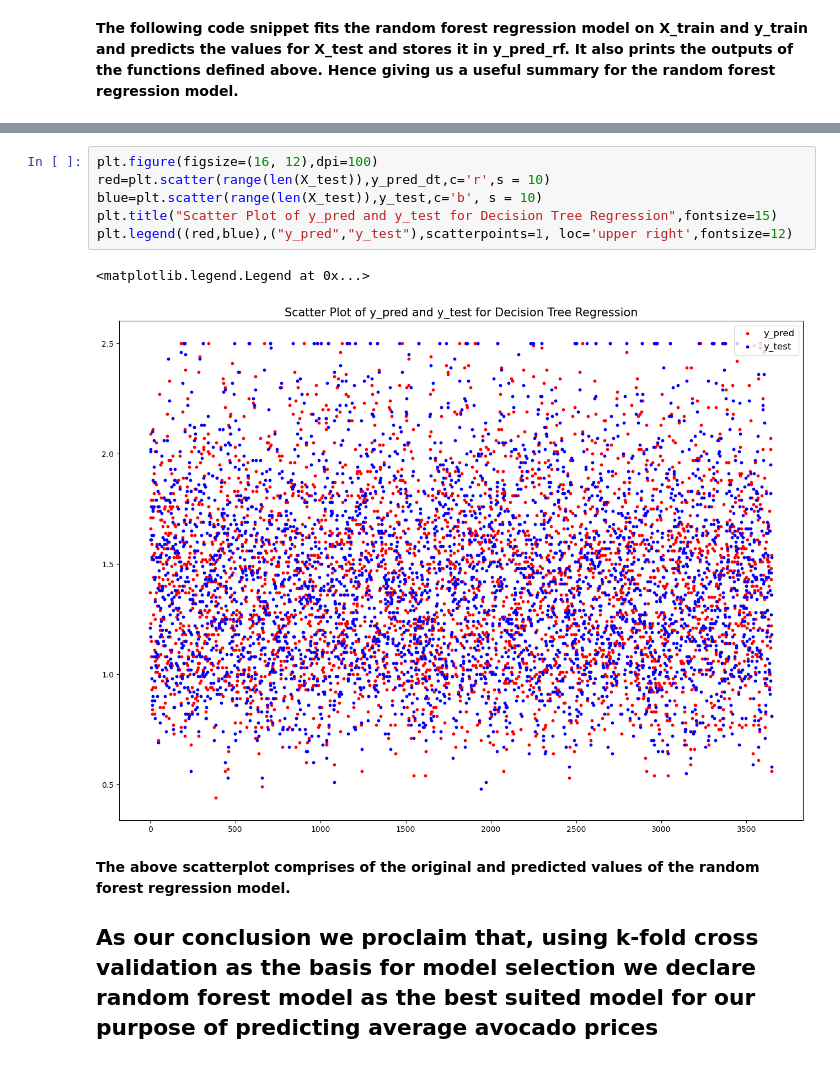
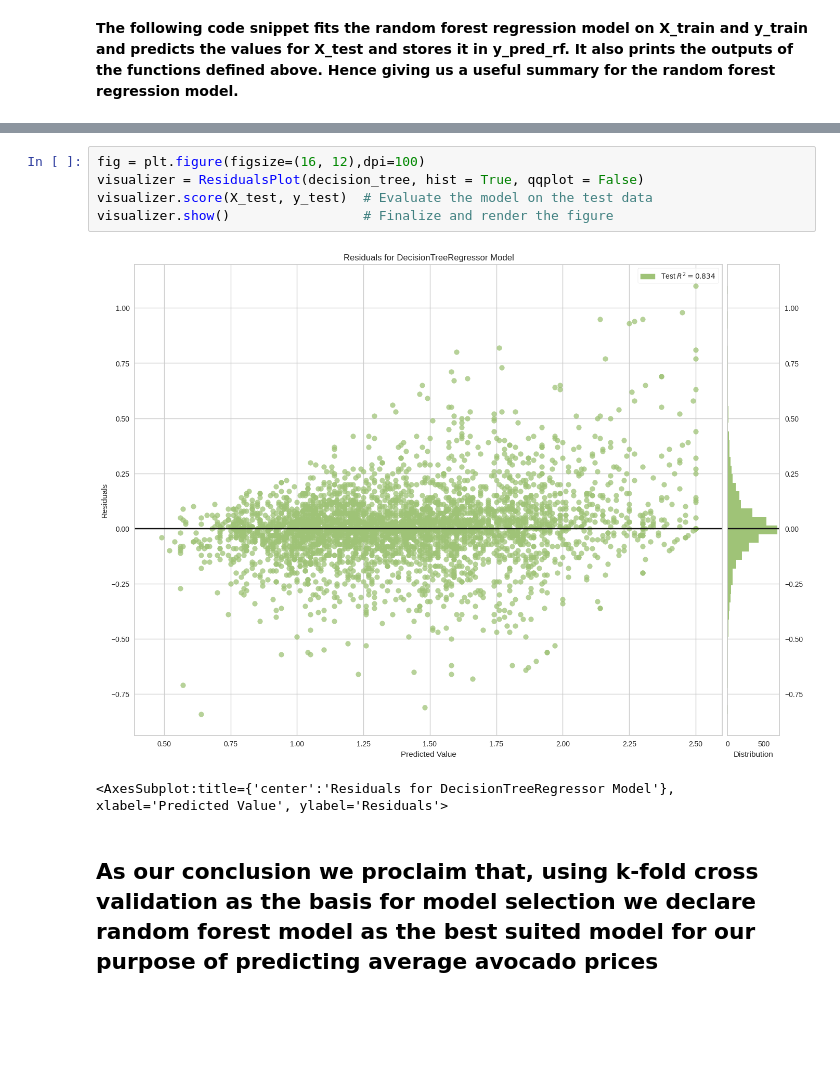
Before and after one commit to utkarsh369gupta/avacadopriceprediction, a Jupyter notebook: avocado_prices.ipynb, the cells around one changed output, grey strips where cells are left out. Drawn from its saved outputs; the diff is of its cells as text; blank space fills up the shorter version.

```diff
--- a/avocado_prices.ipynb
+++ b/avocado_prices.ipynb
@@ -573,13 +560,10 @@ Standard Deviation: 1.26 %
-# %%
-plt.figure(figsize=(16, 12),dpi=100)
-red=plt.scatter(range(len(X_test)),y_pred_dt,c='r',s = 10)
-blue=plt.scatter(range(len(X_test)),y_test,c='b', s = 10)
-plt.title("Scatter Plot of y_pred and y_test for Decision Tree Regression",fontsize=15)
-plt.legend((red,blue),("y_pred","y_test"),scatterpoints=1, loc='upper right',fontsize=12)
-# %% [output]
-<matplotlib.legend.Legend at 0x...>
-[figure, removed]
+# %%
+fig = plt.figure(figsize=(16, 12),dpi=100)
+visualizer = ResidualsPlot(decision_tree, hist = True, qqplot = False)
+visualizer.score(X_test, y_test)  # Evaluate the model on the test data
+visualizer.show()                 # Finalize and render the figure
+# %% [output]
+[figure, added]
+<AxesSubplot:title={'center':'Residuals for DecisionTreeRegressor Model'}, xlabel='Predicted Value', ylabel='Residuals'>
 # %% [markdown]
-**The above scatterplot comprises of the original and predicted values of the random forest regression model.**
-
 <h2>As our conclusion we proclaim that, using k-fold cross validation as the basis for model selection we declare random forest model as the best suited model for our purpose of predicting average avocado prices</h2>
```
Also changed, not shown: parts of 19 cells of this notebook.
